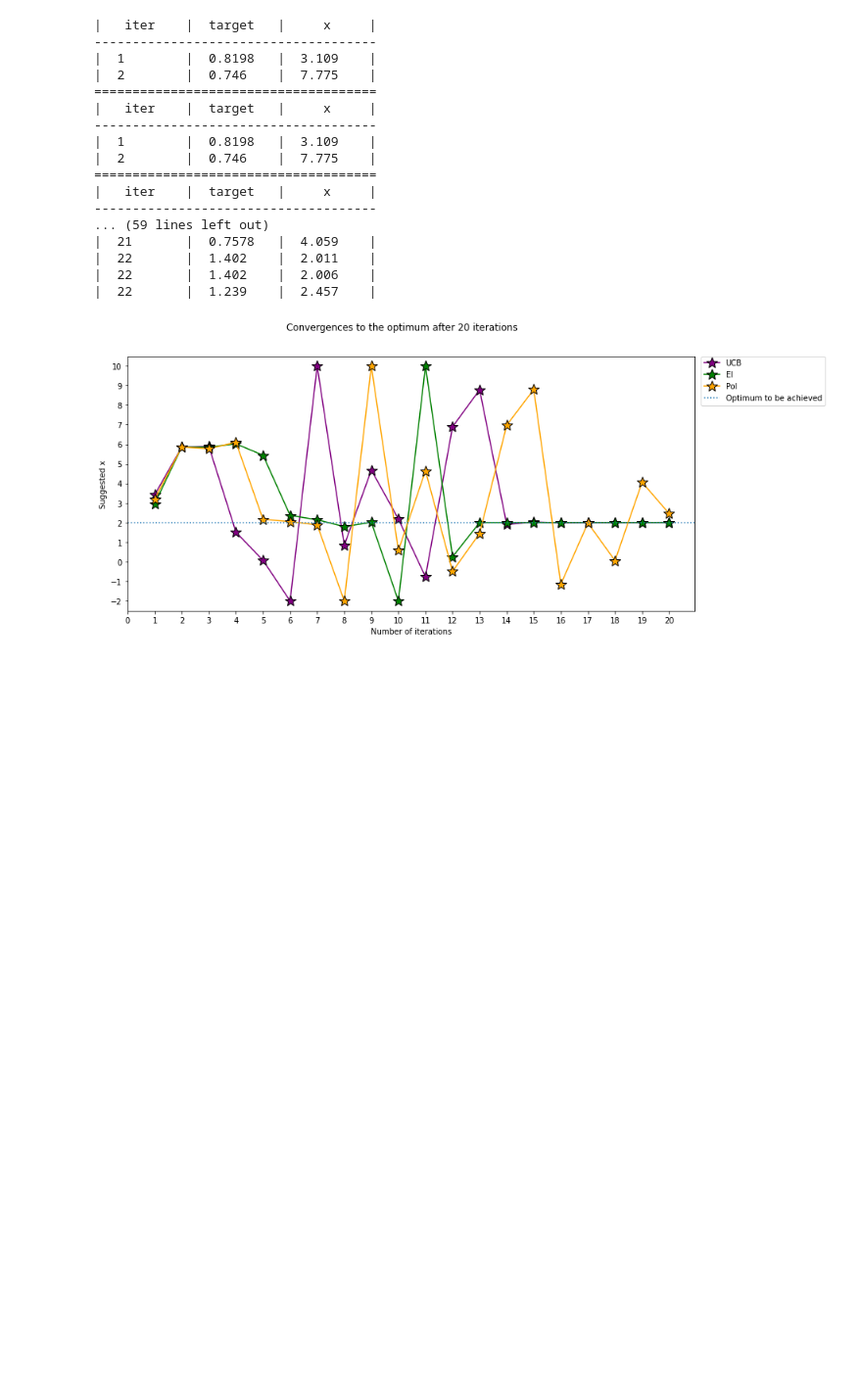
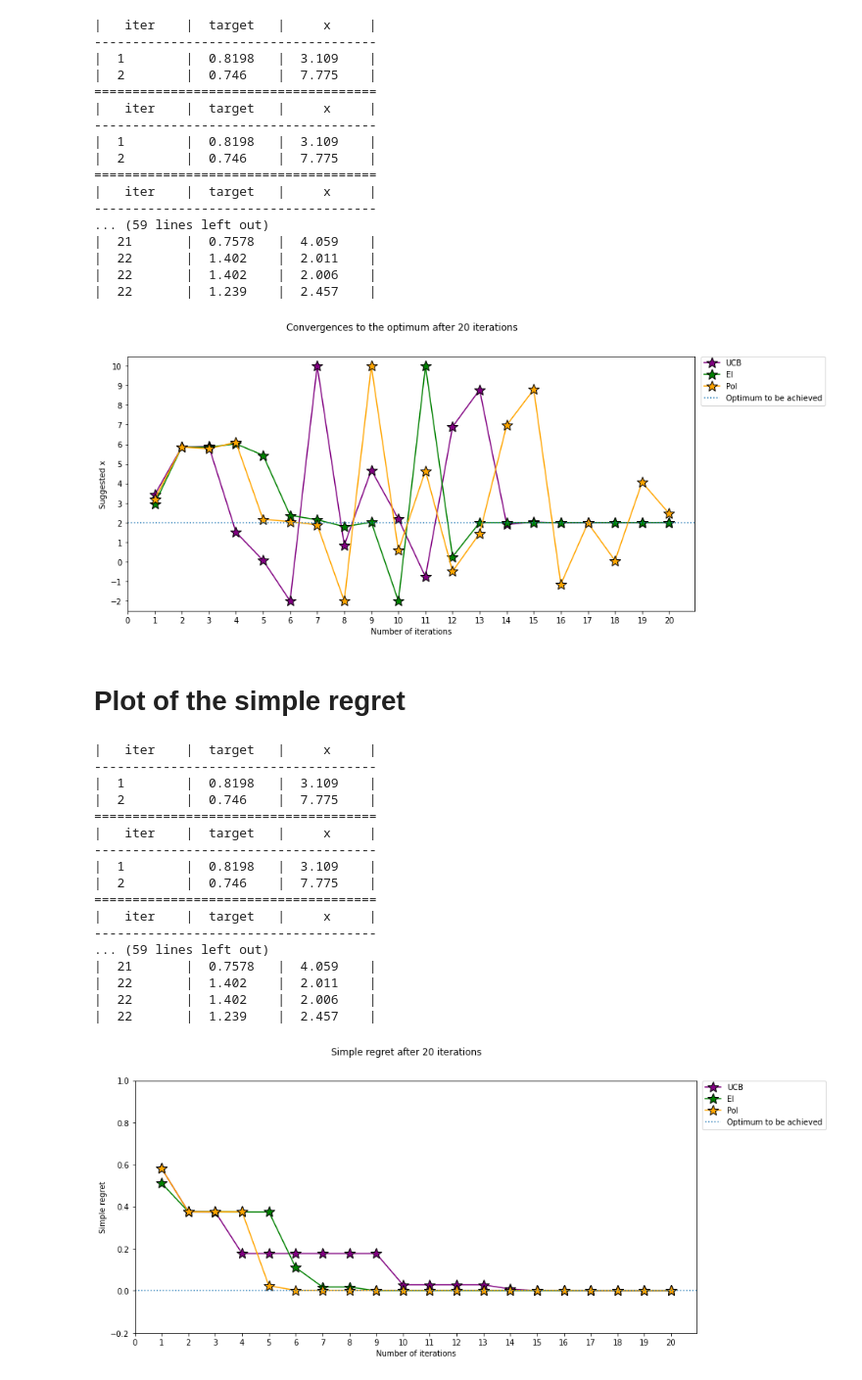
Before and after one commit to MartinaGaravaglia/BayesianOptimization, a Jupyter notebook: examples/plot_acq_func_examples.ipynb, the cells around one changed output. Shown at 98% size. Saved outputs shown, nothing was run; the diff lists cells and outputs as text; code cells hidden in the pictures; blank space fills up the shorter version.

Commit message:
Update and plot of the simple regret

```diff
--- a/examples/plot_acq_func_examples.ipynb
+++ b/examples/plot_acq_func_examples.ipynb
@@ -181,3 +182,32 @@ plot_convergence(optimizer1,optimizer2,optimizer3, x, target, params)
 |  22       |  1.402    |  2.006    |
 |  22       |  1.239    |  2.457    |
 [figure]
+# %% [markdown]
+# Plot of the simple regret
+# %%
+optimizer1 = BayesianOptimization(target, {'x': (min(x), max(x))}, random_state=27)
+optimizer2 = BayesianOptimization(target, {'x': (min(x), max(x))}, random_state=27)
+optimizer3 = BayesianOptimization(target, {'x': (min(x), max(x))}, random_state=27)
+optimizer1.maximize(init_points=2, n_iter=0, kappa=1.5)
+optimizer2.maximize(init_points=2, n_iter=0,acq='ei')
+optimizer3.maximize(init_points=2, n_iter=0,acq='poi')
+plot_simple_regret(optimizer1,optimizer2,optimizer3, x, target, params)
+# %% [output]
+|   iter    |  target   |     x     |
+-------------------------------------
+|  1        |  0.8198   |  3.109    |
+|  2        |  0.746    |  7.775    |
+=====================================
+|   iter    |  target   |     x     |
+-------------------------------------
+|  1        |  0.8198   |  3.109    |
+|  2        |  0.746    |  7.775    |
+=====================================
+|   iter    |  target   |     x     |
+-------------------------------------
+... (59 lines left out)
+|  21       |  0.7578   |  4.059    |
+|  22       |  1.402    |  2.011    |
+|  22       |  1.402    |  2.006    |
+|  22       |  1.239    |  2.457    |
+[figure, added]
```
Also changed, not shown: parts of 1 cell of this notebook, 1 other file.
